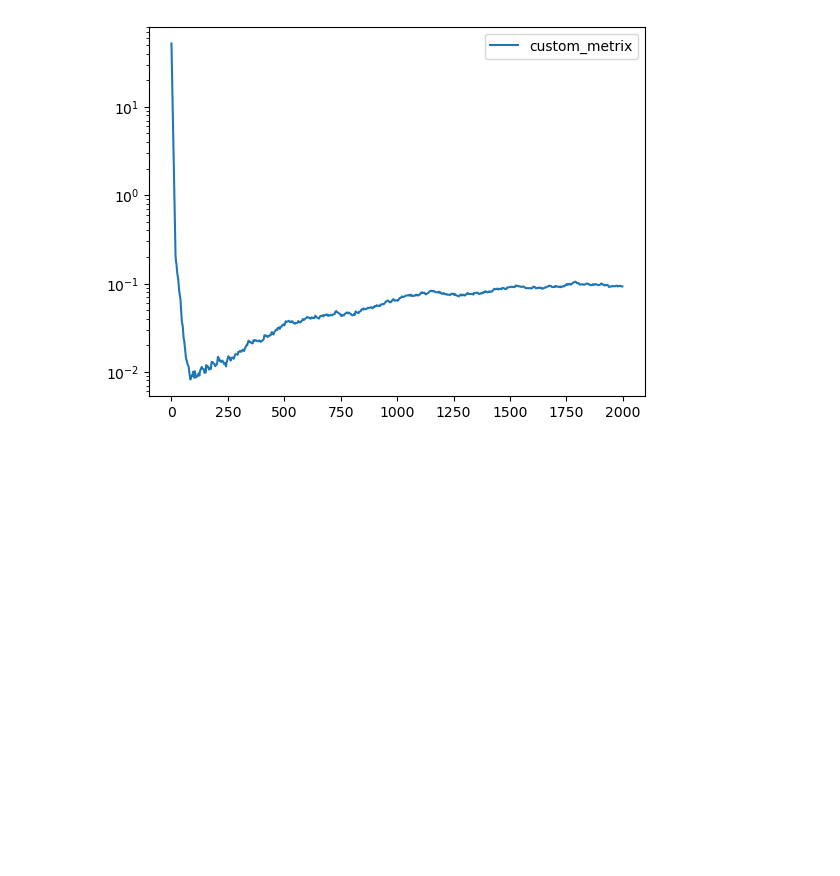
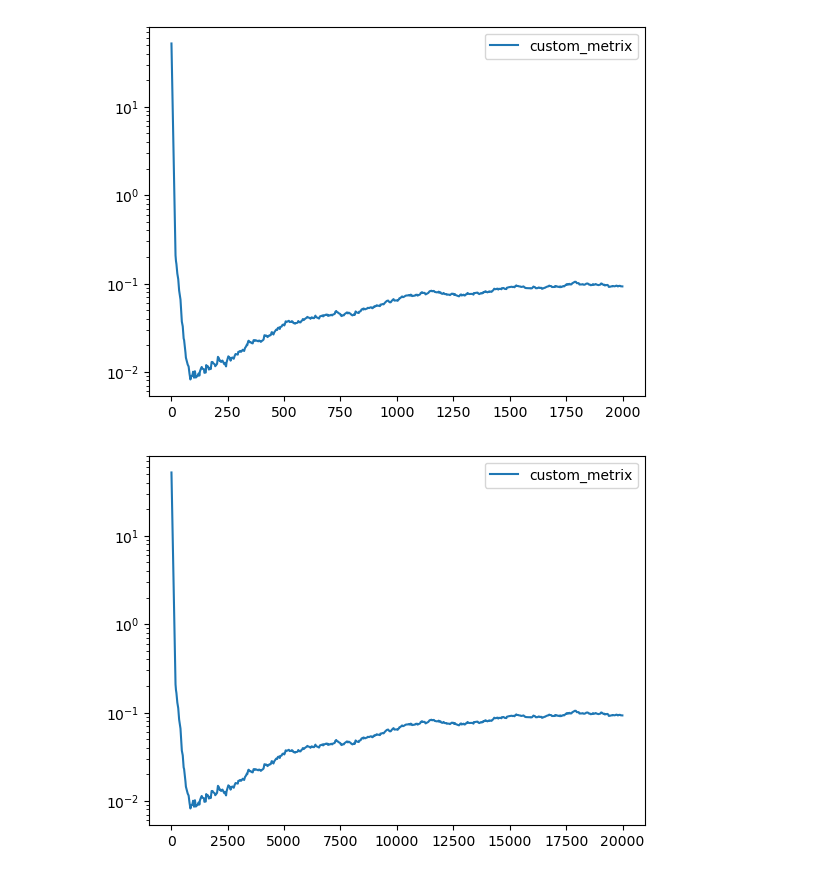
Before and after one commit to Lareton/transport_network_optimization, a Jupyter notebook: test_USTM_Sinkhorn.ipynb, the cells around one changed output. Cells and saved outputs as stored; diff of their text form; code cells hidden in the pictures; blank space fills up the shorter version.

Commit message:
+ Sinkhorn iters count

```diff
--- a/test_USTM_Sinkhorn.ipynb
+++ b/test_USTM_Sinkhorn.ipynb
@@ -53,7 +53,7 @@ params = HyperParams(gamma=10, mu_pow=0.25, rho=0.15)
 oracle = DualOracle(graph, l, w, params, net_df=net_df)
 oracle_stacker = OracleSinkhornStacker(oracle, graph, sources, targets, l, w, params)
 # %%
-t, history = ustm_sinkhorn_mincost_mcf(oracle_stacker,  eps_abs=1e-2, eps_cons_abs=1e-4, max_iter=500, stop_by_crit=False)
+t, history, sinkhistory = ustm_sinkhorn_mincost_mcf(oracle_stacker,  eps_abs=1e-2, eps_cons_abs=1e-4, max_iter=500, stop_by_crit=False)
 # %% [output]
 52.24705881856717 1.5133372668436754e-06
 start optimizing
@@ -72,6 +72,19 @@ plt.legend()
 plt.show()
 # %% [output]
 [figure]
+# %%
+x = sinkhistory.history_count_calls
+dual_gap = sinkhistory.history_dual_gap
+dual_gap_clipped = np.maximum(0, dual_gap)
+la_mu_end_norm = np.linalg.norm(np.hstack([oracle_stacker.optim_params.la, oracle_stacker.optim_params.mu]))
+
+metric = 2 * np.array(history.history_la_mu_grad_norm) * la_mu_end_norm + dual_gap_clipped
+plt.plot(x, metric, label='custom_metrix')
+plt.yscale('log')
+plt.legend()
+plt.show()
+# %% [output]
+[figure, added]
 # %%
 # wandb.finish()
 # %%
```
Also changed, not shown: 1 other file.
